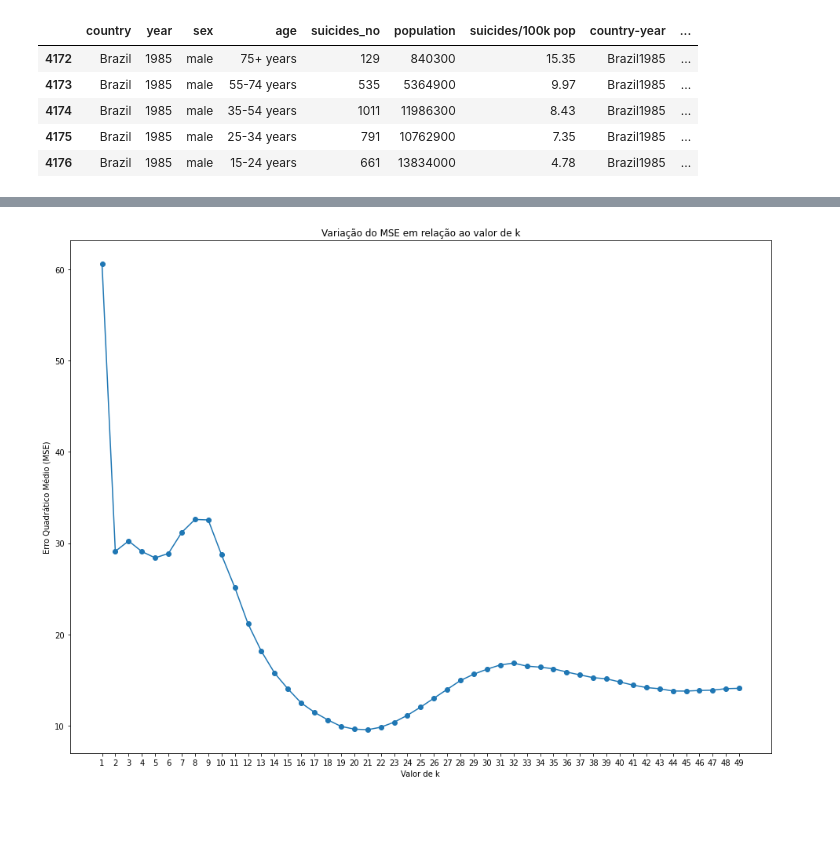
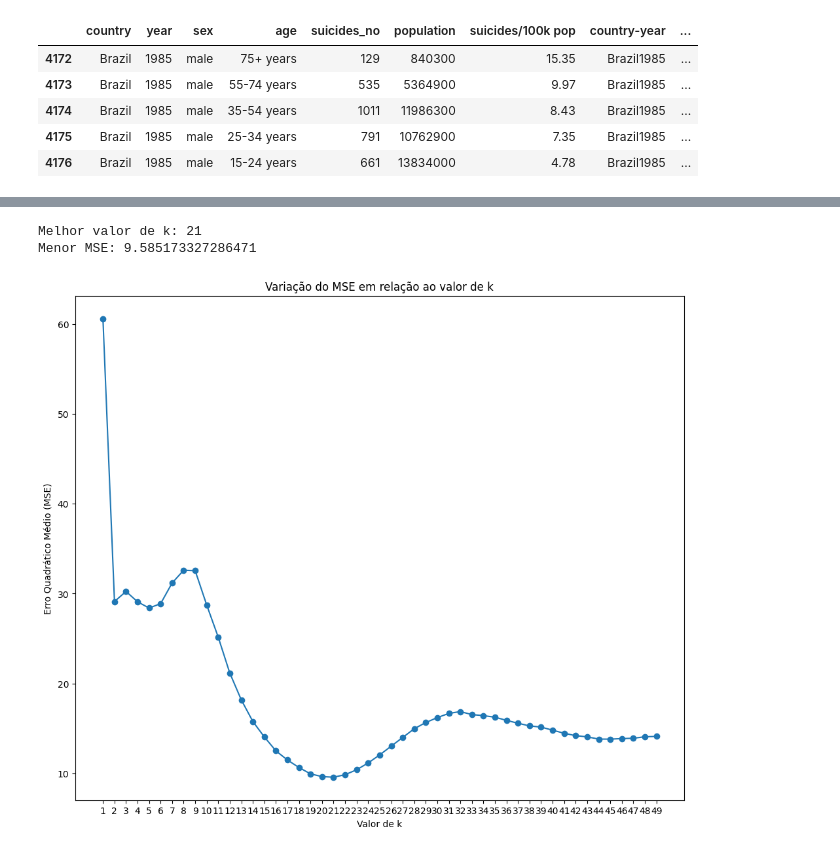
Before and after one commit to mauricio-sj/Trabalho_02_Introducao-ao-Aprendizado-de-Maquina-ENGG67, a Jupyter notebook: Regressão_kNN_setembro_amarelo.ipynb, the cells around one changed output, grey strips where cells are left out. Drawn from its saved outputs; the diff is of its cells as text; code cells hidden in the pictures; blank space fills up the shorter version.

```diff
--- a/Regressão_kNN_setembro_amarelo.ipynb
+++ b/Regressão_kNN_setembro_amarelo.ipynb
@@ -100,7 +129,7 @@ from sklearn.metrics import mean_squared_error
 from sklearn.preprocessing import OneHotEncoder, StandardScaler
 
 # Carregar o arquivo CSV
-df = pd.read_csv("suicide_rates.csv")
+df = pd.read_csv("https://raw.githubusercontent.com/carlosfab/data_science/master/datasets/suicide_rates.csv")
 
 # Filtrar somente os dados do Brasil
 df_brazil = df[df['country'] == 'Brazil']
@@ -125,32 +154,40 @@ X_train, X_test, y_train, y_test = train_test_split(X_normalized, y, test_size=0
 
 # Valores de k a serem testados
 k_values = range(1, 50)
 
 # Lista para armazenar os valores de MSE para cada valor de k
 mse_values = []
 
 # Loop pelos diferentes valores de k
 for k in k_values:
     # Criar o modelo k-NN para regressão
     knn = KNeighborsRegressor(n_neighbors=k)
 
     # Ajustar o modelo aos dados de treinamento
     knn.fit(X_train, y_train)
 
     # Fazer previsões nos dados de teste
     y_pred = knn.predict(X_test)
 
     # Calcular o erro quadrático médio (MSE)
     mse = mean_squared_error(y_test, y_pred)
     mse_values.append(mse)
 
+# Encontrar o melhor valor de k
+best_k = k_values[np.argmin(mse_values)]
+best_mse = np.min(mse_values)
+print("Melhor valor de k:", best_k)
+print("Menor MSE:", best_mse)
+
 # Plotar o gráfico de variação do MSE em relação ao valor de k
-plt.figure(figsize=(16, 12))
+plt.figure(figsize=(12, 10))
 plt.plot(k_values, mse_values, marker='o')
 plt.xlabel('Valor de k')
 plt.ylabel('Erro Quadrático Médio (MSE)')
 plt.title('Variação do MSE em relação ao valor de k')
 plt.xticks(k_values)
 plt.show()
 # %% [output]
+Melhor valor de k: 21
+Menor MSE: 9.585173327286471
-[figure, old version]
+[figure, new version]
```
Also changed, not shown: parts of 8 cells of this notebook.
